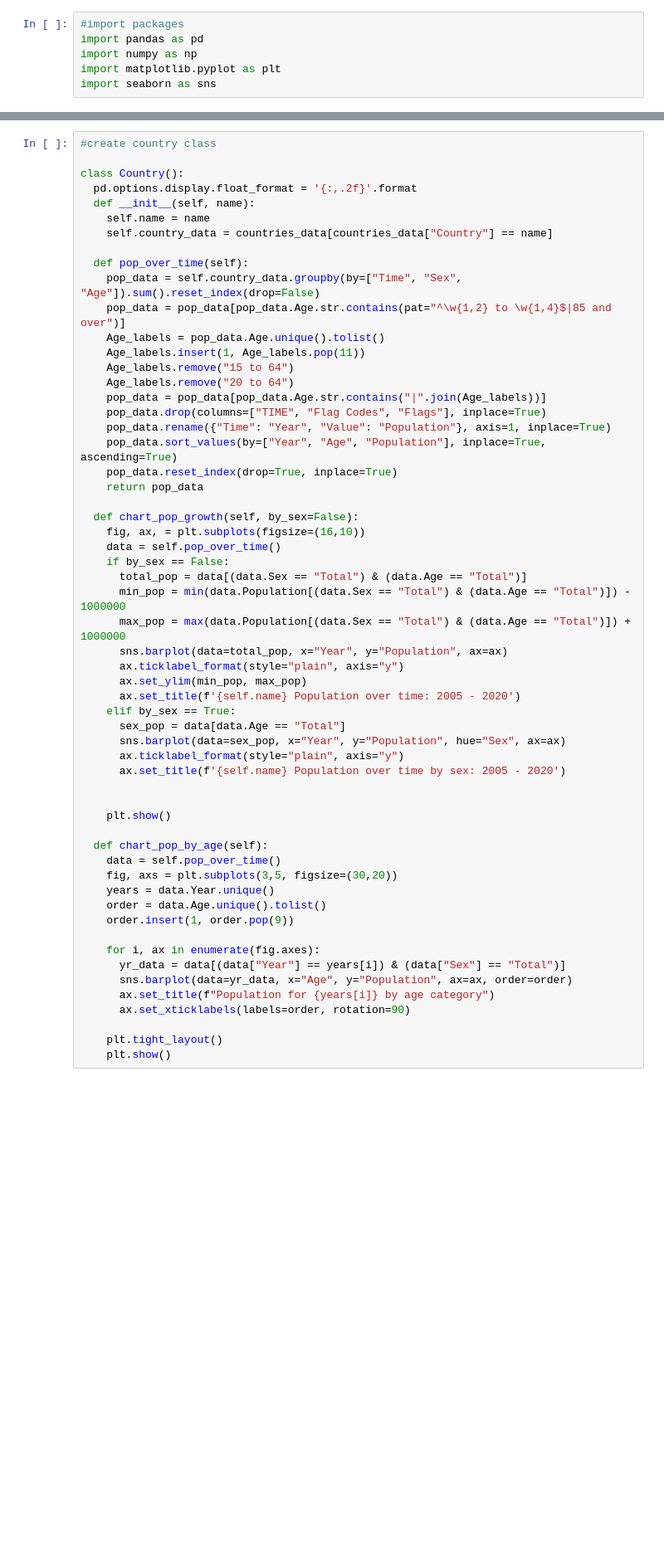
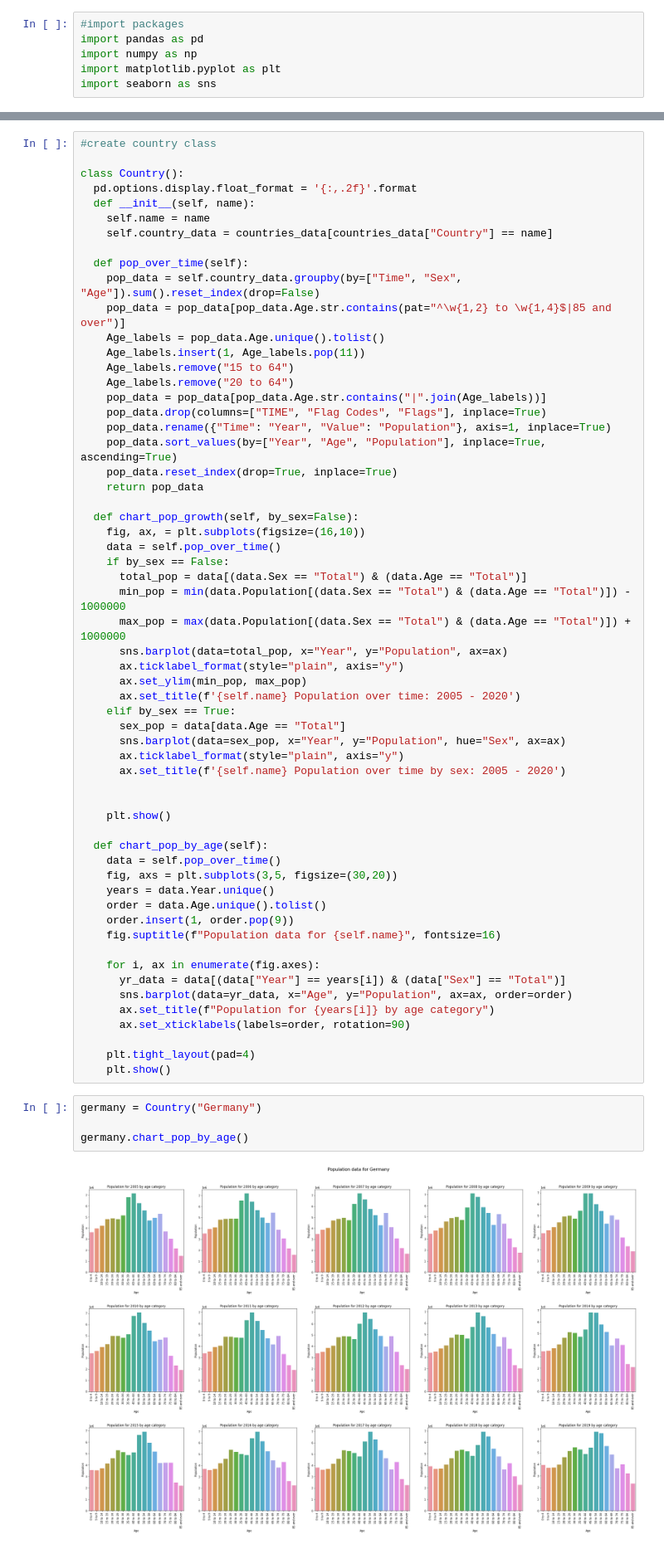
Before and after one commit to cmstorrsfox/portfolio_project, a Jupyter notebook: python_and_r/oop_project/countries_oop.ipynb, the cells around one changed output, grey strips where cells are left out. Shown at 83% size. Cells and saved outputs as stored; diff of their text form; blank space fills up the shorter version.

```diff
--- a/python_and_r/oop_project/countries_oop.ipynb
+++ b/python_and_r/oop_project/countries_oop.ipynb
@@ -69,6 +72,7 @@ class Country():
     years = data.Year.unique()
     order = data.Age.unique().tolist()
     order.insert(1, order.pop(9))
+    fig.suptitle(f"Population data for {self.name}", fontsize=16)
 
     for i, ax in enumerate(fig.axes):
       yr_data = data[(data["Year"] == years[i]) & (data["Sex"] == "Total")]
@@ -76,5 +80,11 @@ class Country():
       ax.set_title(f"Population for {years[i]} by age category")
       ax.set_xticklabels(labels=order, rotation=90)
 
-    plt.tight_layout()
+    plt.tight_layout(pad=4)
     plt.show()
+# %%
+germany = Country("Germany")
+
+germany.chart_pop_by_age()
+# %% [output]
+[figure, added]
```
Also changed, not shown: parts of 1 cell of this notebook.
